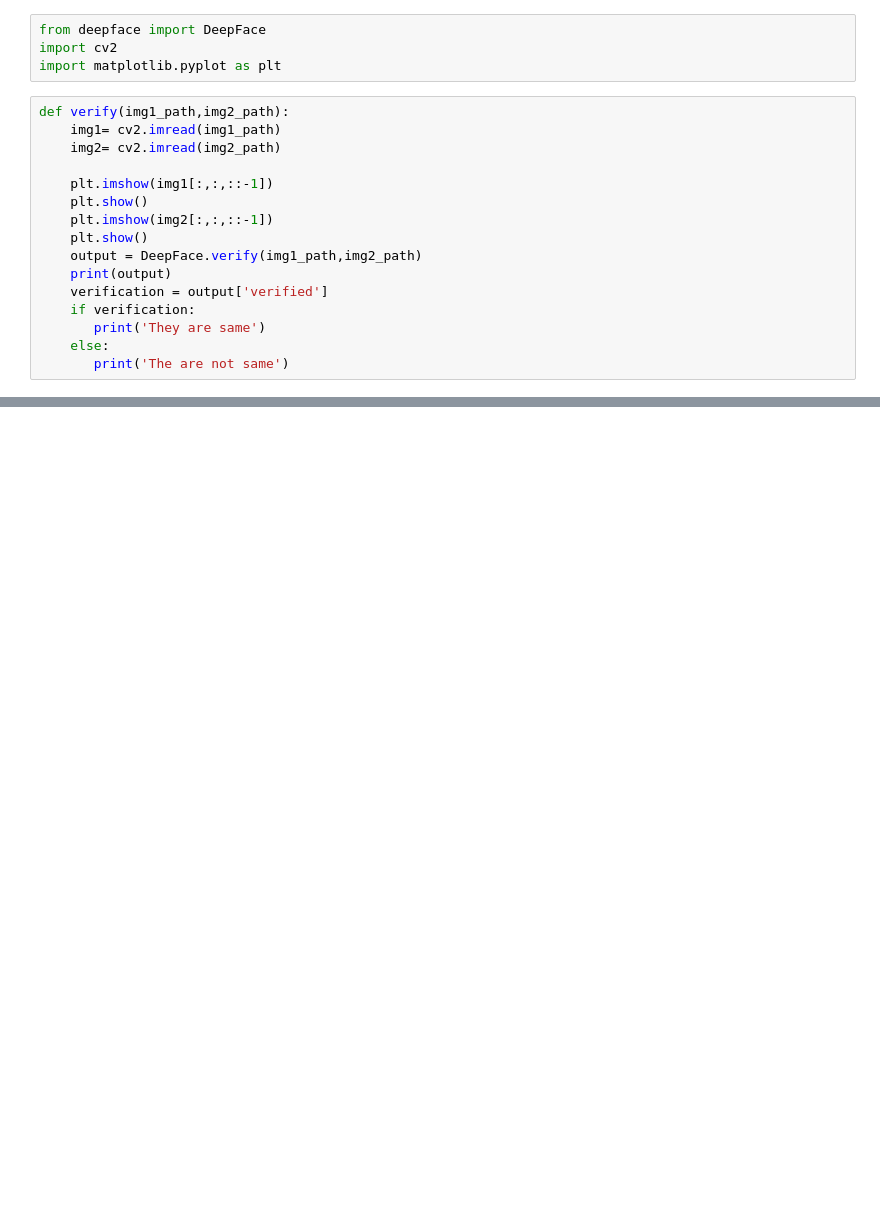
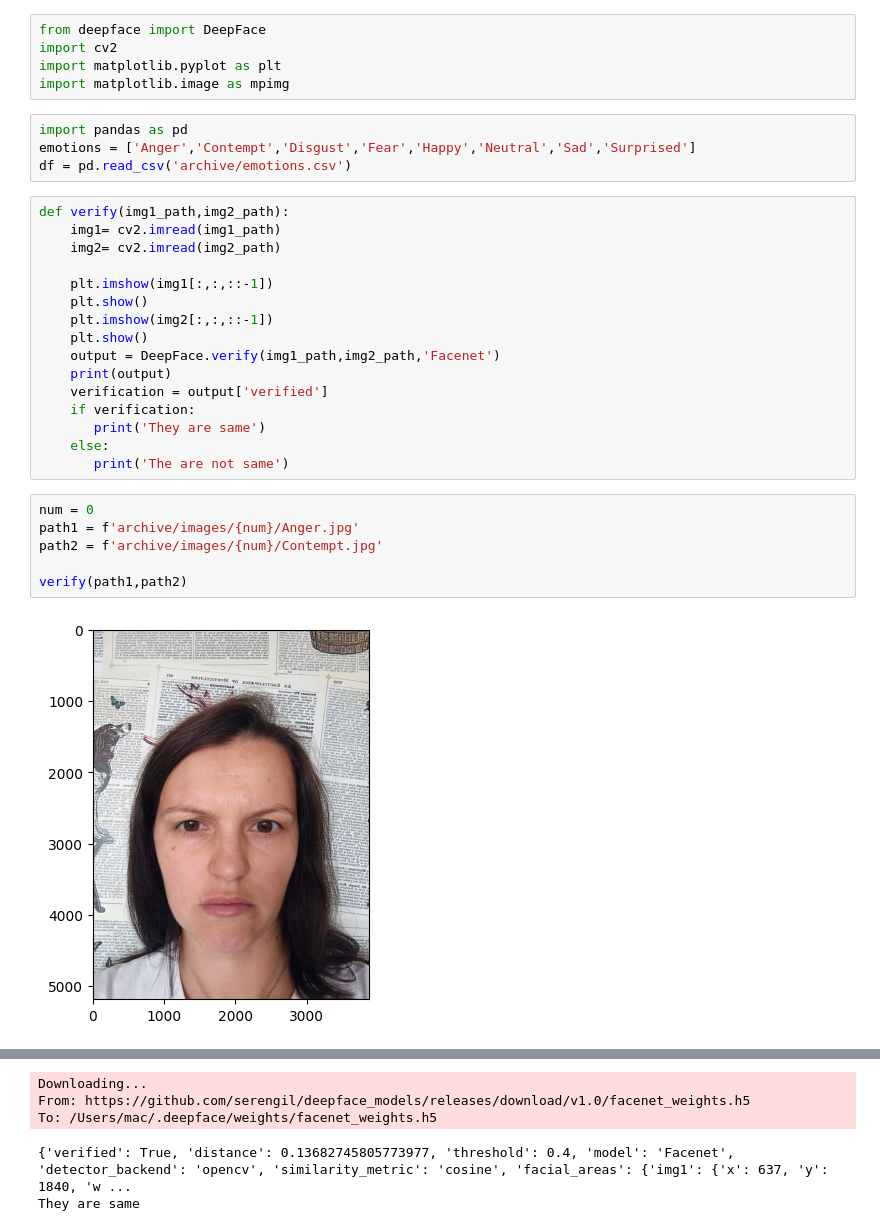
Before and after one commit to MaChengYuan/driving_facial_detection, a Jupyter notebook: driving_system.ipynb, the cells around one changed output, grey strips where cells are left out. Cells and saved outputs as stored; diff of their text form; blank space fills up the shorter version.

Commit message:
deepface fun add

```diff
--- a/driving_system.ipynb
+++ b/driving_system.ipynb
@@ -22,6 +2,11 @@ Note: you may need to restart the kernel to use updated packages.
 from deepface import DeepFace
 import cv2
 import matplotlib.pyplot as plt
+import matplotlib.image as mpimg
+# %%
+import pandas as pd
+emotions = ['Anger','Contempt','Disgust','Fear','Happy','Neutral','Sad','Surprised']
+df = pd.read_csv('archive/emotions.csv')
 # %%
 def verify(img1_path,img2_path):
     img1= cv2.imread(img1_path)
@@ -31,10 +16,18 @@ def verify(img1_path,img2_path):
     plt.show()
     plt.imshow(img2[:,:,::-1])
     plt.show()
-    output = DeepFace.verify(img1_path,img2_path)
+    output = DeepFace.verify(img1_path,img2_path,'Facenet')
     print(output)
     verification = output['verified']
     if verification:
        print('They are same')
     else:
        print('The are not same')
+# %%
+num = 0
+path1 = f'archive/images/{num}/Anger.jpg'
+path2 = f'archive/images/{num}/Contempt.jpg'
+
+verify(path1,path2)
+# %% [output]
+[figure, added]
@@ -40,0 +36,5 @@ def verify(img1_path,img2_path):
+Downloading...
+From: https://github.com/serengil/deepface_models/releases/download/v1.0/facenet_weights.h5
+To: /Users/mac/.deepface/weights/facenet_weights.h5
+{'verified': True, 'distance': 0.13682745805773977, 'threshold': 0.4, 'model': 'Facenet', 'detector_backend': 'opencv', 'similarity_metric': 'cosine', 'facial_areas': {'img1': {'x': 637, 'y': 1840, 'w ...
+They are same
```
Also changed, not shown: parts of 6 cells of this notebook.
